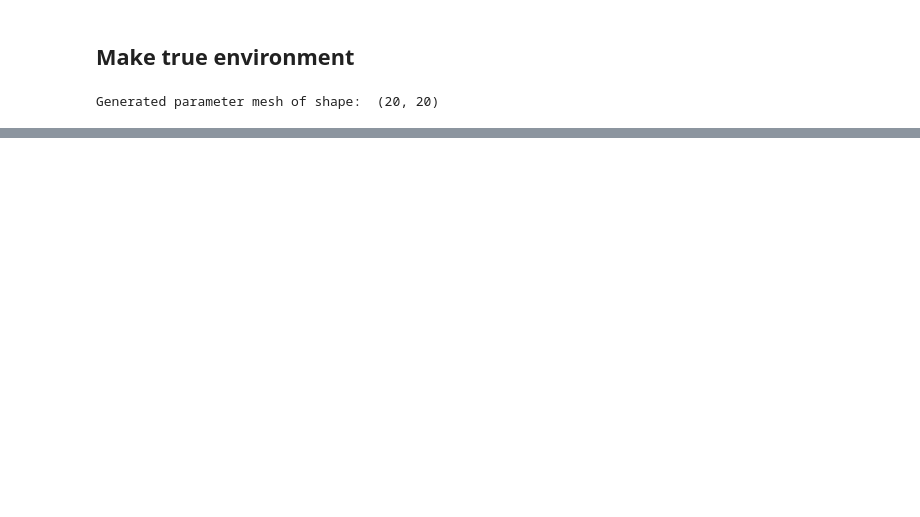
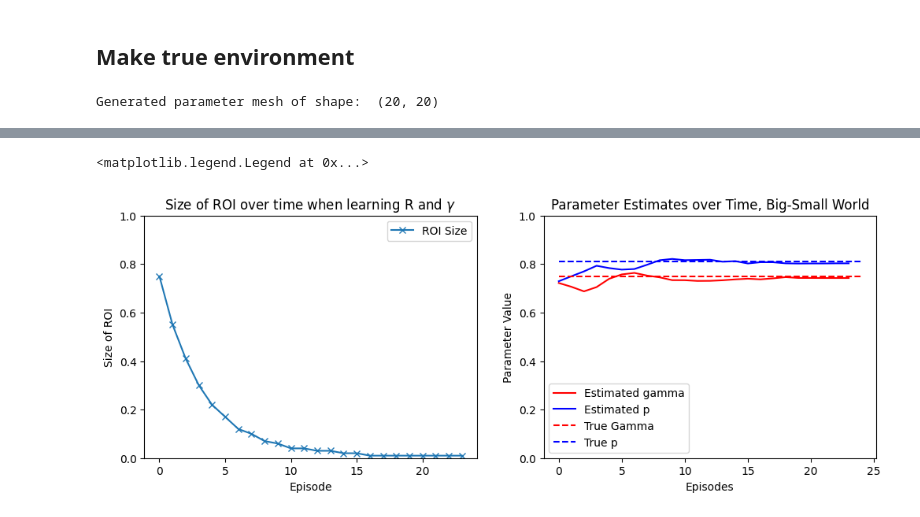
Before and after one commit to ankile/irl-environment-design, a Jupyter notebook: notebooks/example_methods_comparison.ipynb, the cells around one changed output, grey strips where cells are left out. Saved outputs shown, nothing was run; the diff lists cells and outputs as text; code cells hidden in the pictures; blank space fills up the shorter version.

```diff
--- a/notebooks/example_methods_comparison.ipynb
+++ b/notebooks/example_methods_comparison.ipynb
@@ -151,3 +163,32 @@ TypeError: unsupported operand type(s) for -: 'numpy.ndarray' and 'Tensor'
+# %%
+params = env_design.diagnostics["parameter_means"]
+params = np.array(params)
+
+import matplotlib.pyplot as plt
+
+fig, axs = plt.subplots(1, 2, figsize=(12, 4))
+
+roi_sizes = env_design.diagnostics["ROI_sizes"]
+roi_sizes = np.array(roi_sizes)
+axs[0].plot(roi_sizes, "-x", label="ROI Size")
+axs[0].set_xlabel("Episode")
+axs[0].set_ylabel("Size of ROI")
+axs[0].set_ylim(0,1)
+axs[0].legend()
+axs[0].set_title("Size of ROI over time when learning R and $\gamma$")
+
+axs[1].plot(params[:, 0], color="red", label="Estimated gamma")
+axs[1].plot(params[:, 1], color="blue", label="Estimated p")
+axs[1].hlines(true_params.gamma, 0, params.shape[0], color="red", linestyle="--", label="True Gamma")
+axs[1].hlines(true_params.T, 0, params.shape[0], color="blue", linestyle="--", label="True p")
+axs[1].set_ylim(0,1)
+axs[1].set_title("Parameter Estimates over Time, Big-Small World")
+axs[1].set_xlabel("Episodes")
+axs[1].set_ylabel("Parameter Value")
+axs[1].legend()
+# %% [output]
+<matplotlib.legend.Legend at 0x...>
+[figure, added]
 # %%
 params = env_design.diagnostics["parameter_means"]
 params = np.array(params)
```
Also changed, not shown: parts of 4 cells of this notebook, 4 other files.
